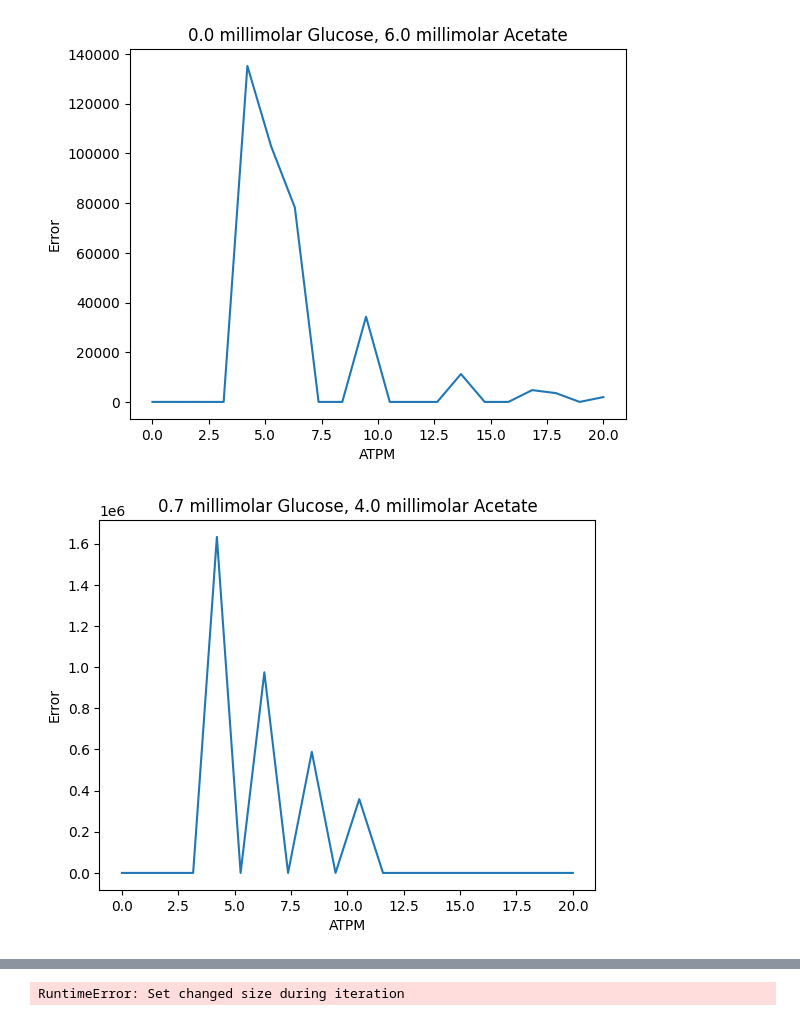
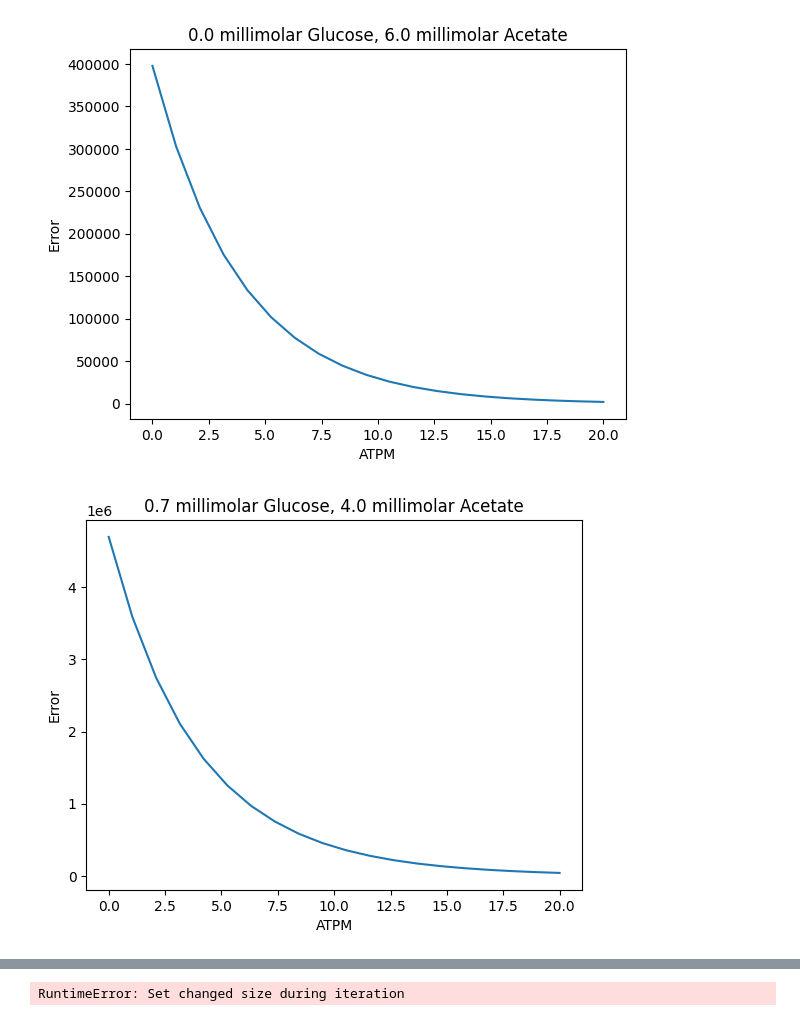
Before and after one commit to C-CoMP-STC/rpom-fba, a Jupyter notebook: experiments/dFBA.ipynb, the cells around one changed output, grey strips where cells are left out. Saved outputs shown, nothing was run; the diff lists cells and outputs as text; code cells hidden in the pictures.

```diff
--- a/experiments/dFBA.ipynb
+++ b/experiments/dFBA.ipynb
@@ -63,6 +72,7 @@ V_max_ace = 15.012683960622761
 K_M_ace = 1.259066961884447e-07
 
 for (g, a), dat in data.items():
+    print(f"Processing condition: {g:.1f} Glucose, {a:.1f} Acetate")
 
     if g > 0 and a > 0:
         continue
@@ -85,13 +95,13 @@ for (g, a), dat in data.items():
     g_0 = g_s.mean(axis=0)[0]
     a_0 = a_s.mean(axis=0)[0]
 
-    def deriv(state, t):
+    def deriv(t, state):
         X, G, A, badness = state
         if badness == 0:
             bound_g = - V_max_glc * (G / (K_M_glc + G)) if G > 0 else 0
             bound_a = - V_max_ace * (A / (K_M_ace + A)) if A > 0 else 0
             with model:
-                atpm.bounds = (20, 20)
+                # atpm.bounds = (20, 20)
                 ex_glc.bounds = (min(bound_g, 0), 0)
                 ex_ace.bounds = (min(bound_a, 0), 0)
                 sol = model.optimize()
@@ -107,12 +117,15 @@ for (g, a), dat in data.items():
     # Run numerical integration
     # (make sure to evaluate at all timepoints in X, G, and A data)
     t_eval = np.array(sorted(set(t_g) | set(t_a) | set(t_X)))
-    sol = odeint(deriv, np.array([X_0, g_0, a_0, 0]), t_eval)
+
+    # sol = odeint(deriv, np.array([X_0, g_0, a_0, 0]), t_eval)
+    sol = solve_ivp(deriv, (t_eval[0], t_eval[-1]), np.array([X_0, g_0, a_0, 0]),
+                    t_eval=t_eval, method="RK45")
 
     fig, ax = plt.subplots()
     _, ax2 = plot_data(ax, t_X, X_s, t_g, g_s, t_a, a_s, lw=0)
-    ax.plot(t_eval, sol[:, 0], color=C_BIOMASS, lw=2)
-    ax2.plot(t_eval, sol[:, 1], color=C_GLUCOSE, lw=2)
-    ax2.plot(t_eval, sol[:, 2], color=C_ACETATE, lw=2)
+    ax.plot(t_eval, sol.y[0], color=C_BIOMASS, lw=2)
+    ax2.plot(t_eval, sol.y[1], color=C_GLUCOSE, lw=2)
+    ax2.plot(t_eval, sol.y[2], color=C_ACETATE, lw=2)
     ax.set_title(f"{g:.1f} Glucose, {a:.1f} Acetate")
 # %% [output]
@@ -146,7 +167,10 @@ with model:
         growth_rates.append(sol.objective_value)
 
 fig, ax = plt.subplots()
+ax.set_title(f"Acetate uptake rate = {V_max_ace:.2f} mmol/gDCW/hr")
 ax.plot(atpm_vals, growth_rates)
 ax.set_xlabel("ATPM (mmol/gDCW/hr)")
 ax.set_ylabel(r"$\mu$ (1/hr)")
+fig.tight_layout()
+fig.set_size_inches(4, 3)
 # %% [output]
@@ -213,7 +211,7 @@ for (g, a), dat in data.items():
     a_0 = a_s.mean(axis=0)[0]
 
     # Define derivative
-    def deriv(state, t):
+    def deriv(t, state):
         X, G, A, badness = state
         if badness == 0:
             bound_g = - V_max_glc * (G / (K_M_glc + G))
@@ -256,36 +254,37 @@ for (g, a), dat in data.items():
     #     for i, atpm_val in tqdm(enumerate(atpm_vals), "Submitting..."):
     #         future = ex.submit(work, model, atpm_val)
     #         futures[future] = i
 
     # for future in tqdm(as_completed(futures), "Collecting..."):
     #     i = futures[future]
     #     errors[i] = future.result()
 
 
     for i, atpm_val in tqdm(enumerate(atpm_vals), desc=f"{g:.1f} Glucose, {a:.1f} Acetate"):
         with model:
             # Set maintenance
             atpm.bounds = (atpm_val, atpm_val)
 
             # Run numerical integration
             # (make sure to evaluate at all timepoints in X, G, and A data)
             t_eval = np.array(sorted(set(t_g) | set(t_a) | set(t_X)))
-            sol = odeint(deriv, np.array([X_0, g_0, a_0, 0]), t_eval)
+            sol = solve_ivp(deriv, (t_eval[0], t_eval[-1]), np.array([X_0, g_0, a_0, 0]),
+                    t_eval=t_eval, method="RK45")
 
-            model_X, model_G, model_A, _ = sol.T
+            model_X, model_G, model_A, _ = sol.y
             errors[i] = err(
                 t_X, X_s, t_g, g_s, t_a, a_s,
                 t_eval, model_X, model_G, model_A
             )
 
     fig, ax = plt.subplots()
     ax.plot(atpm_vals, errors)
     ax.set_title(f"{g:.1f} Glucose, {a:.1f} Acetate")
     ax.set_xlabel("ATPM")
     ax.set_ylabel("Error")
 # %% [output]
 [figure]
-[figure, old version]
+[figure, new version]
-[figure, old version]
+[figure, new version]
 [figure]
 # %%
```
Also changed, not shown: parts of 14 cells of this notebook, 16 other files.
